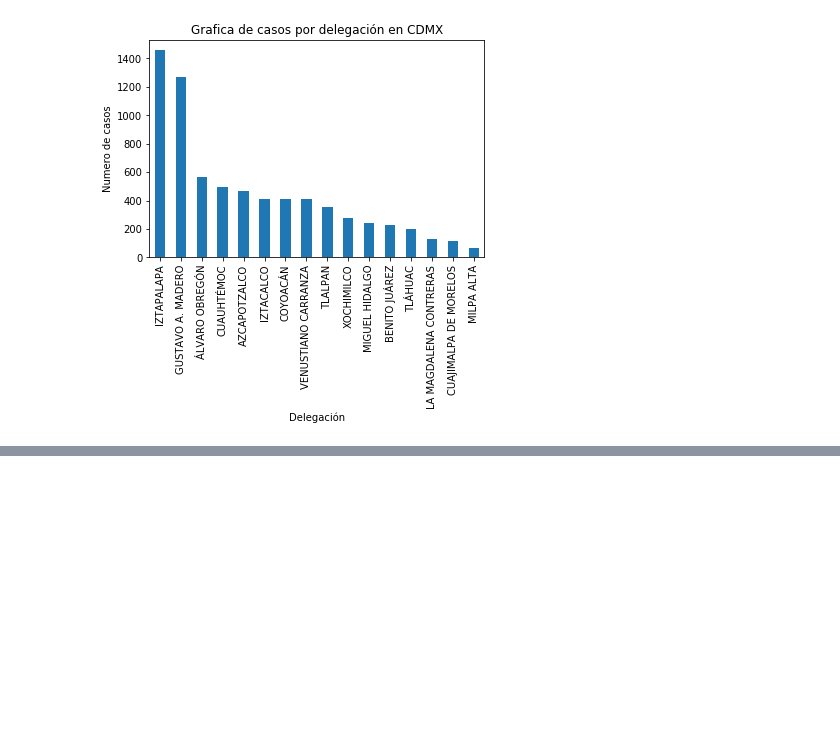
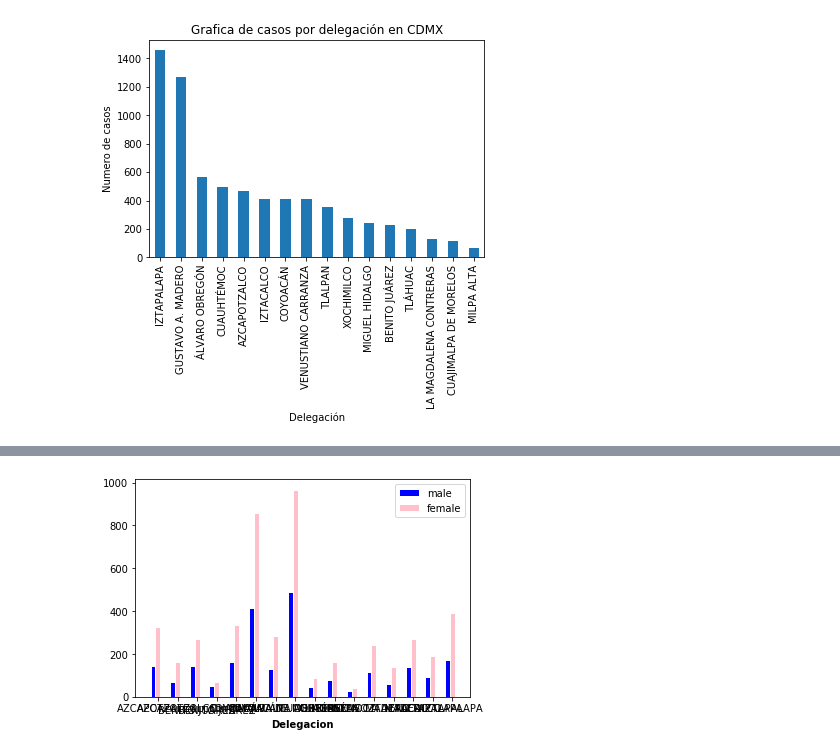
Before and after one commit to berelieta/project1, a Jupyter notebook: COVID_data.ipynb, the cells around one changed output, grey strips where cells are left out. Cells and saved outputs as stored; diff of their text form; code cells hidden in the pictures; blank space fills up the shorter version.

```diff
--- a/COVID_data.ipynb
+++ b/COVID_data.ipynb
@@ -303,0 +441,4 @@ plt.show()
+# %%
+gender_df= cdmx_df.groupby(["MUNICIPIO_RES", "SEXO"])[['MUNICIPIO_RES','SEXO']].count()
+gender_df =cdmx_df.groupby(["MUNICIPIO_RES", "SEXO"]).size().reset_index(name='NUM')
+gender_df
@@ -303,0 +463,34 @@ plt.show()
+# %%
+#arrays
+delegaciones = gender_df["MUNICIPIO_RES"].to_list()
+
+# set width of bar
+barWidth = 0.25
+
+# set height of bar
+males = gender_df[gender_df.SEXO == 'Hombre']
+bars1 = males['NUM'].to_list()
+
+females = gender_df[gender_df.SEXO == 'Mujer']
+bars2 = females['NUM'].to_list()
+
+# Set position of bar on X axis
+r1 = np.arange(len(bars1))
+r2 = [x + barWidth for x in r1]
+
+# Make the plot
+plt.bar(r1, bars1, color='blue', width=barWidth, edgecolor='white', label='male')
+plt.bar(r2, bars2, color='pink', width=barWidth, edgecolor='white', label='female')
+
+# Add xticks on the middle of the group bars
+plt.xlabel('Delegacion', fontweight='bold')
+plt.xticks([r + barWidth for r in range(len(bars1))], delegaciones)
+
+#Save image
+plt.savefig("Resources/GenderCDMX.png")
+
+# Create legend & Show graphic
+plt.legend()
+plt.show()
+# %% [output]
+[figure, added]
```
Also changed, not shown: parts of 16 cells of this notebook, 10 other files.
